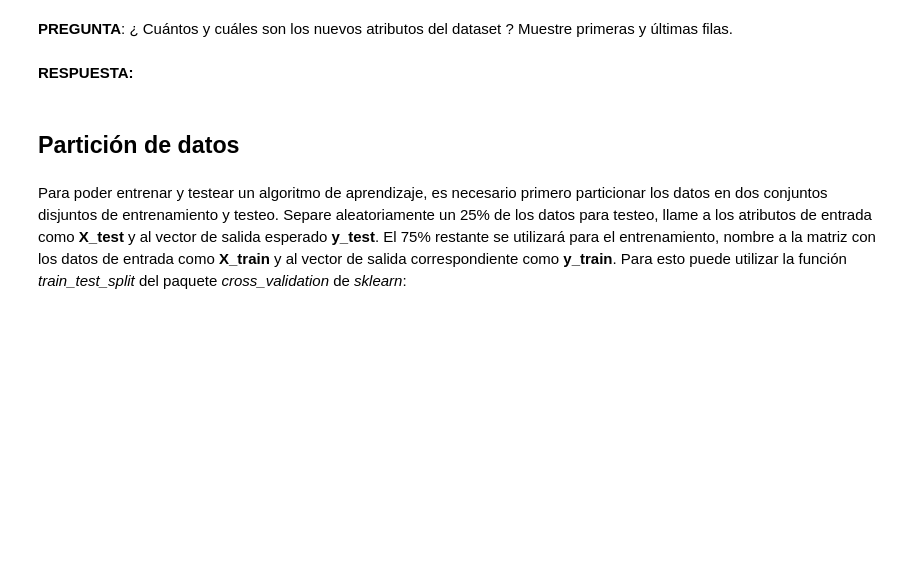
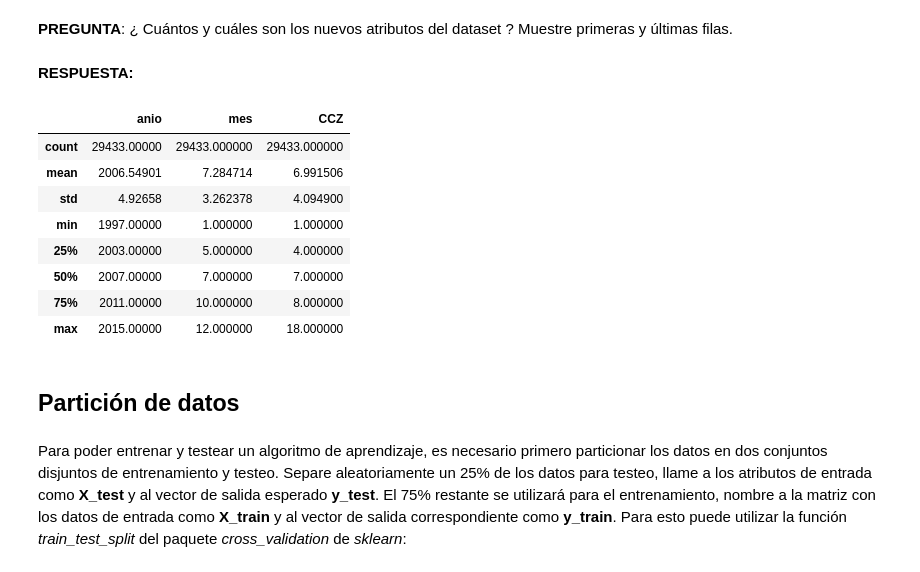
Before and after one commit to raulsperoni/aprendizaje-automatico-2015, a Jupyter notebook: Lab1_2015.ipynb, the cells around one changed output. Drawn from its saved outputs; the diff is of its cells as text; code cells hidden in the pictures; blank space fills up the shorter version.

```diff
--- a/Lab1_2015.ipynb
+++ b/Lab1_2015.ipynb
@@ -74,4 +164,10 @@ Generar un array **y** a partir de la columna **destino** . Es un atributo binar
 # %% [markdown]
 Eliminar las columnas que considere irrelevantes.  Eliminar la columna **destino** ya que es la columna que contiene la clase que se pretende predecir:
+# %%
+df = df.drop('puerta',1)
+df = df.drop('letra',1)
+df = df.drop('expediente',1)
+df = df.drop('padron',1)
+df = df.drop('destino',1)
 # %% [markdown]
  Los atributos cuyos valores son categorías ( 'tipo de obra' y 'CCZ') deben transformarse a valores numéricos para poder ser utilizados como entradas en los modelos de scikit-learn.
@@ -85,6 +209,18 @@ Utilice las clases *LabelEncoder* y *OneHotEncoder* del paquete *preprocessing*
 **PREGUNTA**: ¿ Cuántos y cuáles son los nuevos atributos del dataset ? Muestre primeras y últimas filas.
 # %% [markdown]
 **RESPUESTA:**
+# %%
+df.describe()
+# %% [output]
+|  | anio | mes | CCZ |
+| count | 29433.00000 | 29433.000000 | 29433.000000 |
+| mean | 2006.54901 | 7.284714 | 6.991506 |
+| std | 4.92658 | 3.262378 | 4.094900 |
+| min | 1997.00000 | 1.000000 | 1.000000 |
+| 25% | 2003.00000 | 5.000000 | 4.000000 |
+| 50% | 2007.00000 | 7.000000 | 7.000000 |
+| 75% | 2011.00000 | 10.000000 | 8.000000 |
+| max | 2015.00000 | 12.000000 | 18.000000 |
 # %% [markdown]
 ## Partición de datos
 # %% [markdown]
```
Also changed, not shown: parts of 15 cells of this notebook.
